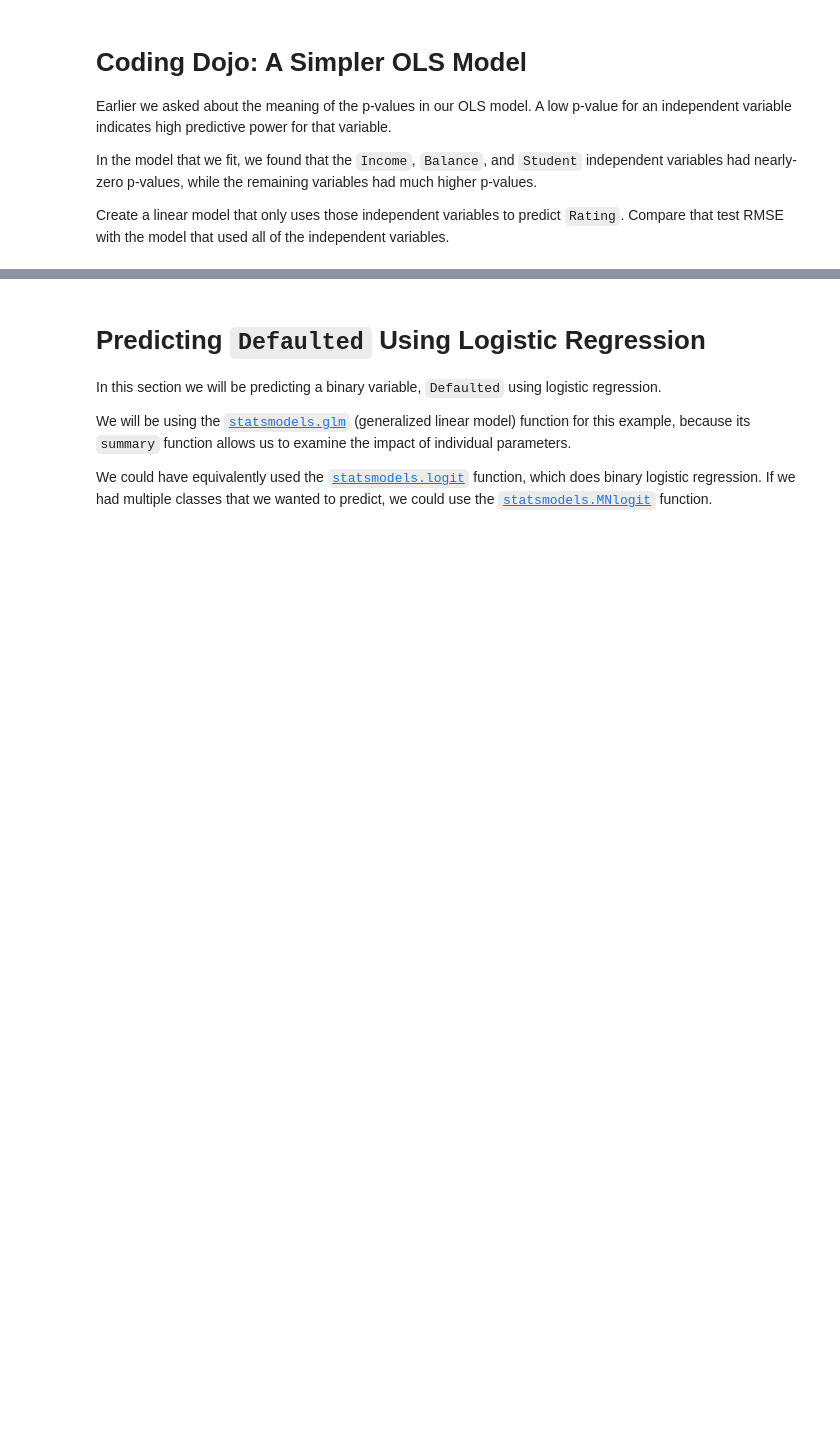
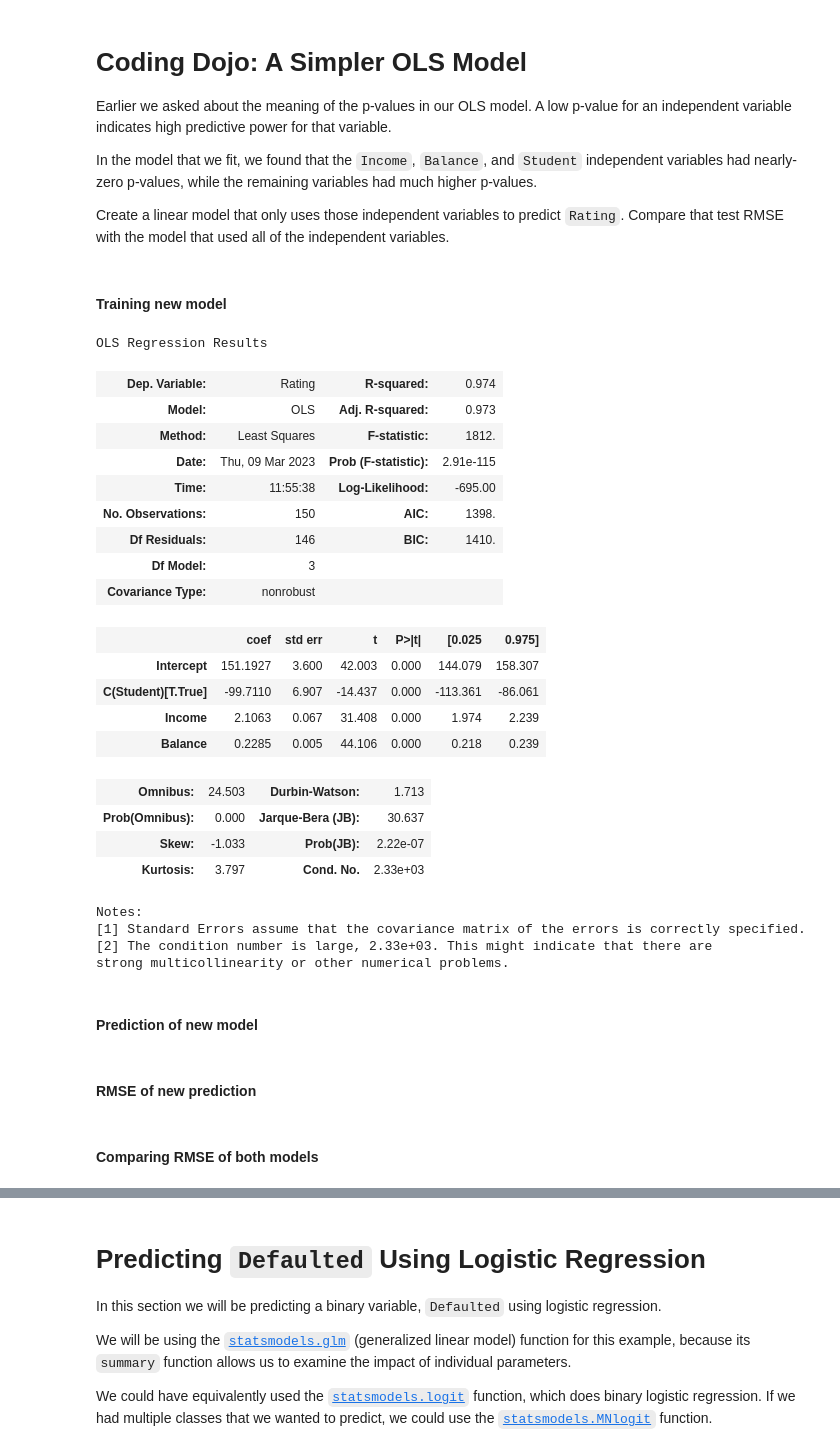
Before and after one commit to robperch/UCB_data_science_for_finance_and_accounting, a Jupyter notebook: notebooks/class_notebooks/Class_Version Credit Scoring.ipynb, the cells around one changed output, grey strips where cells are left out. Drawn from its saved outputs; the diff is of its cells as text; code cells hidden in the pictures; blank space fills up the shorter version.

```diff
--- a/notebooks/class_notebooks/Class_Version Credit Scoring.ipynb
+++ b/notebooks/class_notebooks/Class_Version Credit Scoring.ipynb
@@ -319,3 +334,37 @@ Earlier we asked about the meaning of the p-values in our OLS model. A low p-val
 In the model that we fit, we found that the ``Income``, ``Balance``, and ``Student`` independent variables had nearly-zero p-values, while the remaining variables had much higher p-values.
 
 Create a linear model that only uses those independent variables to predict ``Rating``. Compare that test RMSE with the model that used all of the independent variables.
+# %% [markdown]
+#### Training new model
+# %%
+formula = 'Rating ~ Income + Balance + C(Student)'
+# %%
+linear_fit2 = smf.ols(formula, df_train).fit()
+# %%
+linear_fit2.summary()
+# %% [output]
+OLS Regression Results
+| Dep. Variable: | Rating | R-squared: | 0.974 |
+| Model: | OLS | Adj. R-squared: | 0.973 |
+| Method: | Least Squares | F-statistic: | 1812. |
+| Date: | Thu, 09 Mar 2023 | Prob (F-statistic): | 2.91e-115 |
+| Time: | 11:55:38 | Log-Likelihood: | -695.00 |
+| No. Observations: | 150 | AIC: | 1398. |
+| Df Residuals: | 146 | BIC: | 1410. |
+| Df Model: | 3 |  |  |
+| Covariance Type: | nonrobust |  |  |
+|  | coef | std err | t | P>|t| | [0.025 | 0.975] |
+| Intercept | 151.1927 | 3.600 | 42.003 | 0.000 | 144.079 | 158.307 |
+| C(Student)[T.True] | -99.7110 | 6.907 | -14.437 | 0.000 | -113.361 | -86.061 |
+| Income | 2.1063 | 0.067 | 31.408 | 0.000 | 1.974 | 2.239 |
+| Balance | 0.2285 | 0.005 | 44.106 | 0.000 | 0.218 | 0.239 |
+| Omnibus: | 24.503 | Durbin-Watson: | 1.713 |
+| Prob(Omnibus): | 0.000 | Jarque-Bera (JB): | 30.637 |
+| Skew: | -1.033 | Prob(JB): | 2.22e-07 |
+| Kurtosis: | 3.797 | Cond. No. | 2.33e+03 |
+Notes:
+[1] Standard Errors assume that the covariance matrix of the errors is correctly specified.
+[2] The condition number is large, 2.33e+03. This might indicate that there are
+strong multicollinearity or other numerical problems.
+# %% [markdown]
+#### Prediction of new model
@@ -321,0 +374,2 @@ Create a linear model that only uses those independent variables to predict ``Ra
+# %% [markdown]
+#### RMSE of new prediction
@@ -321,0 +379,2 @@ Create a linear model that only uses those independent variables to predict ``Ra
+# %% [markdown]
+#### Comparing RMSE of both models
```
Also changed, not shown: parts of 12 cells of this notebook.
